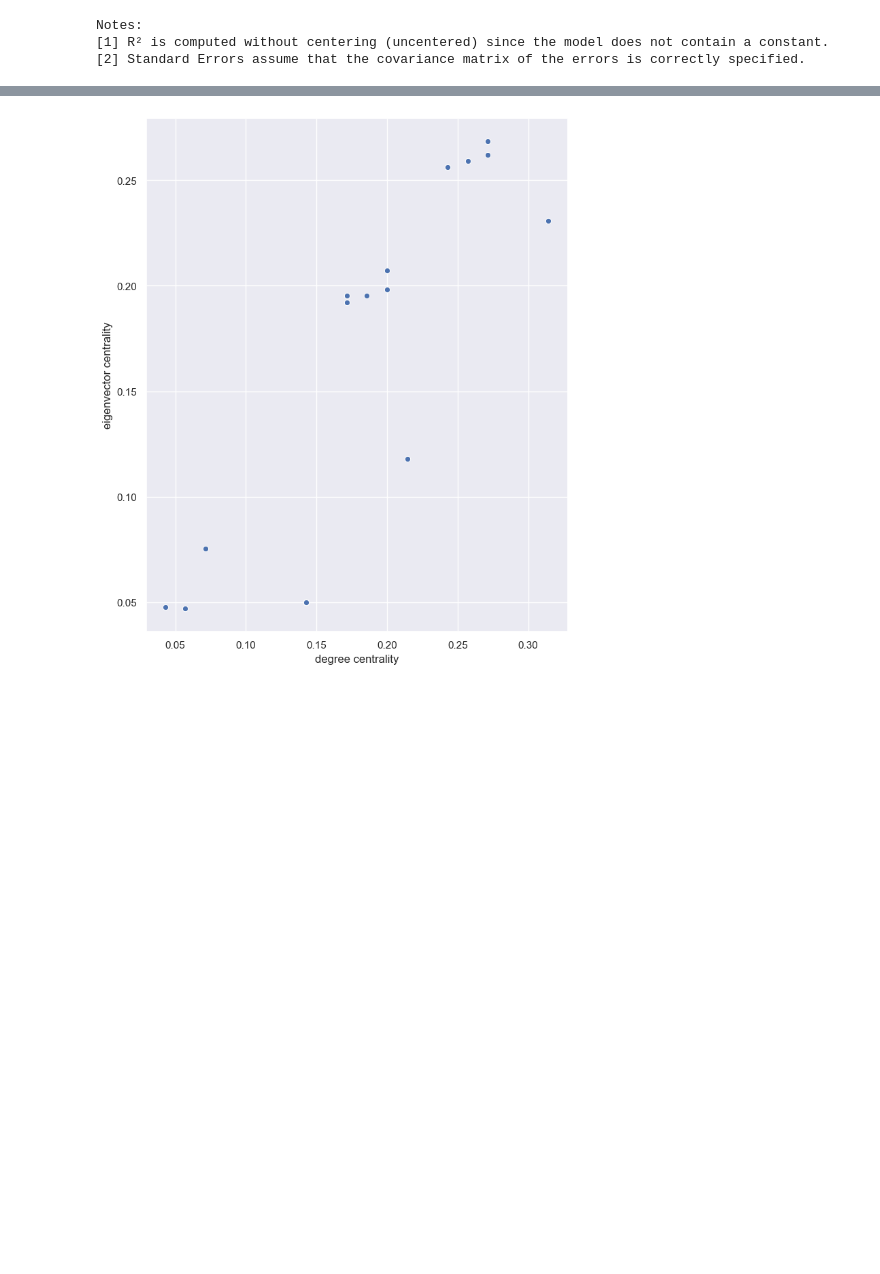
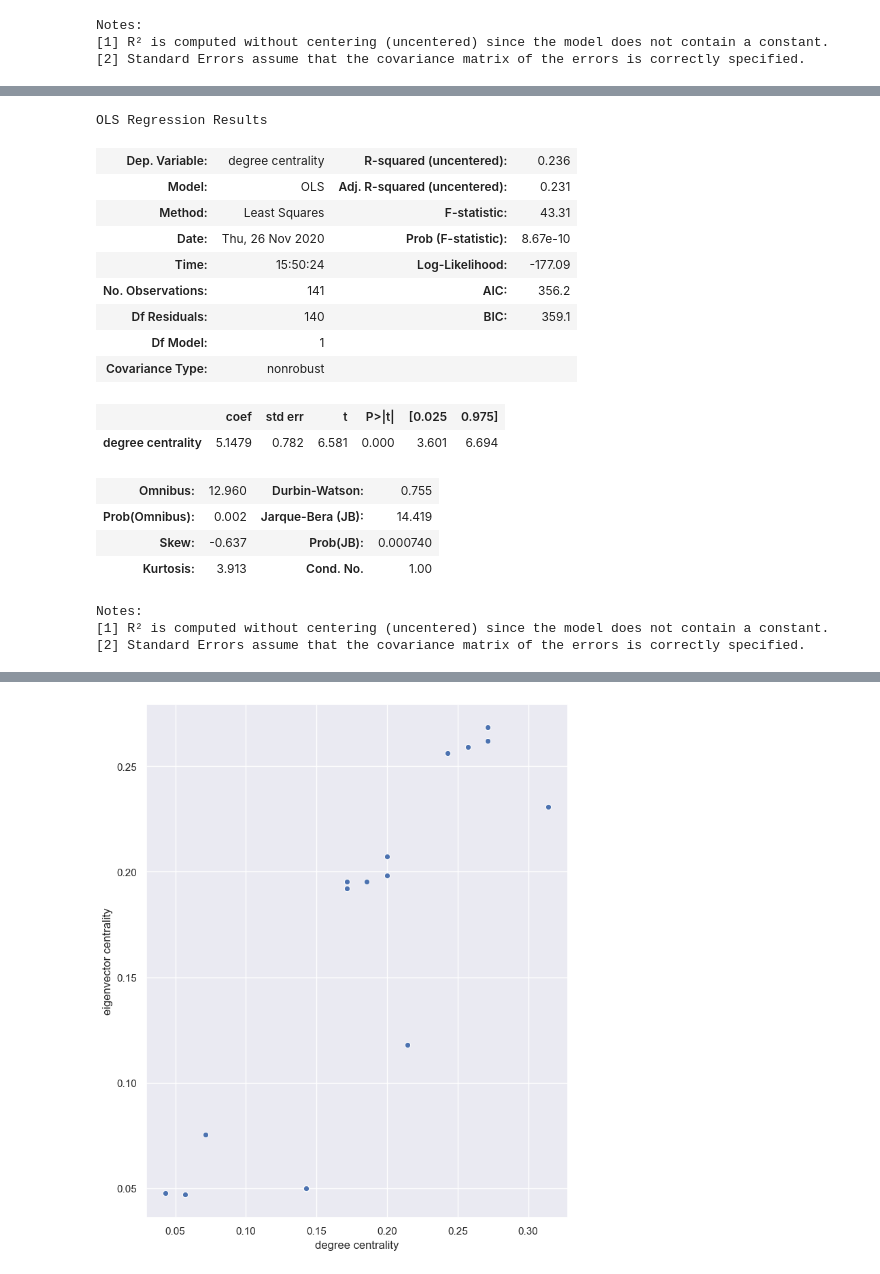
Before and after one commit to joaopmjm/RedesSociaisProjeto1, a Jupyter notebook: pipeline.ipynb, the cells around one changed output, grey strips where cells are left out. Saved outputs shown, nothing was run; the diff lists cells and outputs as text; code cells hidden in the pictures; blank space fills up the shorter version.

```diff
--- a/pipeline.ipynb
+++ b/pipeline.ipynb
@@ -630,3 +654,27 @@ Notes:
+# %%
+model = sn.OLS(data_ape['degree centrality'], data[['degree centrality']])
+result = model.fit()
+result.summary()
+# %% [output]
+OLS Regression Results
+| Dep. Variable: | degree centrality | R-squared (uncentered): | 0.236 |
+| Model: | OLS | Adj. R-squared (uncentered): | 0.231 |
+| Method: | Least Squares | F-statistic: | 43.31 |
+| Date: | Thu, 26 Nov 2020 | Prob (F-statistic): | 8.67e-10 |
+| Time: | 15:50:24 | Log-Likelihood: | -177.09 |
+| No. Observations: | 141 | AIC: | 356.2 |
+| Df Residuals: | 140 | BIC: | 359.1 |
+| Df Model: | 1 |  |  |
+| Covariance Type: | nonrobust |  |  |
+|  | coef | std err | t | P>|t| | [0.025 | 0.975] |
+| degree centrality | 5.1479 | 0.782 | 6.581 | 0.000 | 3.601 | 6.694 |
+| Omnibus: | 12.960 | Durbin-Watson: | 0.755 |
+| Prob(Omnibus): | 0.002 | Jarque-Bera (JB): | 14.419 |
+| Skew: | -0.637 | Prob(JB): | 0.000740 |
+| Kurtosis: | 3.913 | Cond. No. | 1.00 |
+Notes:
+[1] R² is computed without centering (uncentered) since the model does not contain a constant.
+[2] Standard Errors assume that the covariance matrix of the errors is correctly specified.
 # %%
 data_badass = data.loc[data['degree centrality']>0.0]
 data_bape = data_ape.loc[data_ape['degree centrality']>0.0]
```
Also changed, not shown: parts of 2 cells of this notebook.
